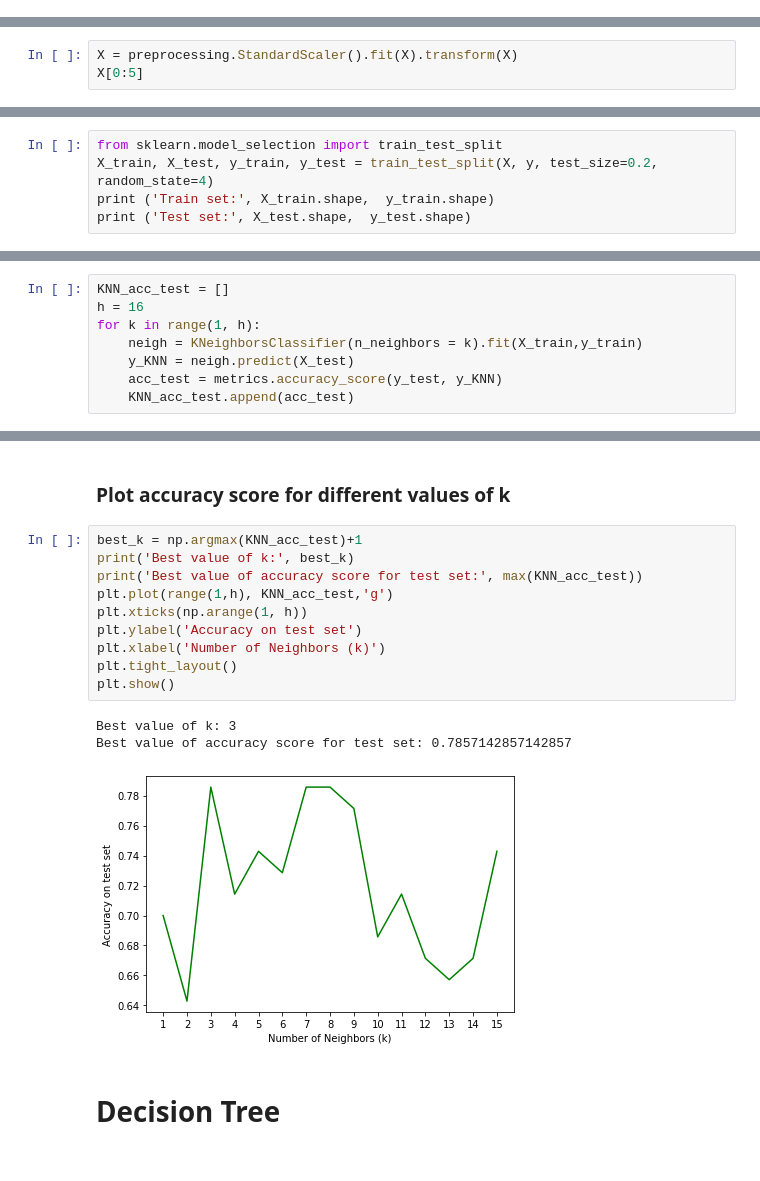
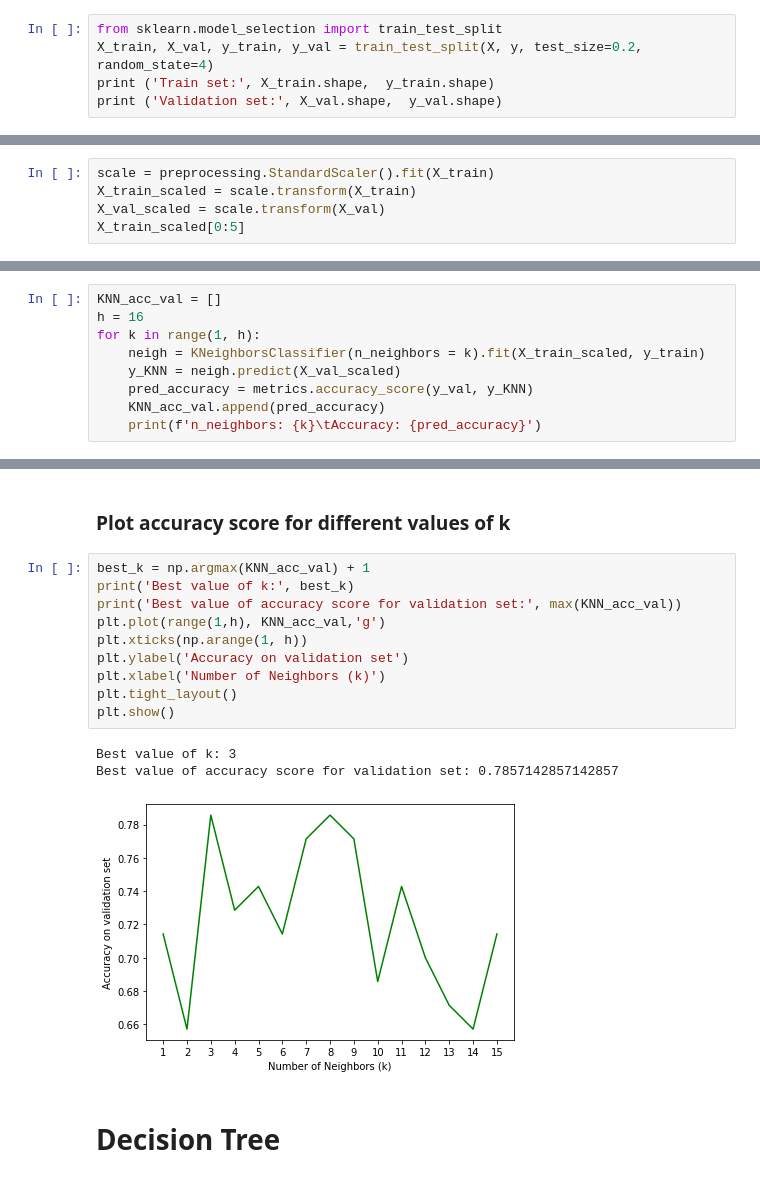
Before and after one commit to antostain/Data_Science_portfolio, a Jupyter notebook: Loans_classification.ipynb, the cells around one changed output, grey strips where cells are left out. Cells and saved outputs as stored; diff of their text form.

```diff
--- a/Loans_classification.ipynb
+++ b/Loans_classification.ipynb
@@ -255,0 +256,5 @@ array(['PAIDOFF', 'PAIDOFF', 'PAIDOFF', 'PAIDOFF', 'PAIDOFF'],
+# %%
+from sklearn.model_selection import train_test_split
+X_train, X_val, y_train, y_val = train_test_split(X, y, test_size=0.2, random_state=4)
+print ('Train set:', X_train.shape,  y_train.shape)
+print ('Validation set:', X_val.shape,  y_val.shape)
@@ -260,4 +268,6 @@ Data Standardization give data zero mean and unit variance (technically should b
 # %%
-X = preprocessing.StandardScaler().fit(X).transform(X)
-X[0:5]
+scale = preprocessing.StandardScaler().fit(X_train)
+X_train_scaled = scale.transform(X_train)
+X_val_scaled = scale.transform(X_val)
+X_train_scaled[0:5]
 # %% [output]
@@ -276,5 +283,0 @@ array([[ 0.51578458,  0.92071769,  2.33152555, -0.42056004, -1.20577805,
-# %%
-from sklearn.model_selection import train_test_split
-X_train, X_test, y_train, y_test = train_test_split(X, y, test_size=0.2, random_state=4)
-print ('Train set:', X_train.shape,  y_train.shape)
-print ('Test set:', X_test.shape,  y_test.shape)
@@ -307,8 +302,9 @@ from sklearn import metrics
 # %%
-KNN_acc_test = []
+KNN_acc_val = []
 h = 16
 for k in range(1, h):
-    neigh = KNeighborsClassifier(n_neighbors = k).fit(X_train,y_train)
-    y_KNN = neigh.predict(X_test)
-    acc_test = metrics.accuracy_score(y_test, y_KNN)
-    KNN_acc_test.append(acc_test)
+    neigh = KNeighborsClassifier(n_neighbors = k).fit(X_train_scaled, y_train)
+    y_KNN = neigh.predict(X_val_scaled)
+    pred_accuracy = metrics.accuracy_score(y_val, y_KNN)
+    KNN_acc_val.append(pred_accuracy)
+    print(f'n_neighbors: {k}\tAccuracy: {pred_accuracy}')
@@ -315,19 +327,19 @@ for k in range(1, h):
 # %% [markdown]
 ### Plot accuracy score for different values of k
 # %%
-best_k = np.argmax(KNN_acc_test)+1
+best_k = np.argmax(KNN_acc_val) + 1
 print('Best value of k:', best_k)
-print('Best value of accuracy score for test set:', max(KNN_acc_test))
-plt.plot(range(1,h), KNN_acc_test,'g')
+print('Best value of accuracy score for validation set:', max(KNN_acc_val))
+plt.plot(range(1,h), KNN_acc_val,'g')
 plt.xticks(np.arange(1, h))
-plt.ylabel('Accuracy on test set')
+plt.ylabel('Accuracy on validation set')
 plt.xlabel('Number of Neighbors (k)')
 plt.tight_layout()
 plt.show()
 # %% [output]
 Best value of k: 3
-Best value of accuracy score for test set: 0.7857142857142857
+Best value of accuracy score for validation set: 0.7857142857142857
-[figure, old version]
+[figure, new version]
 # %% [markdown]
 # Decision Tree
 # %%
```
Also changed, not shown: parts of 70 cells of this notebook.
